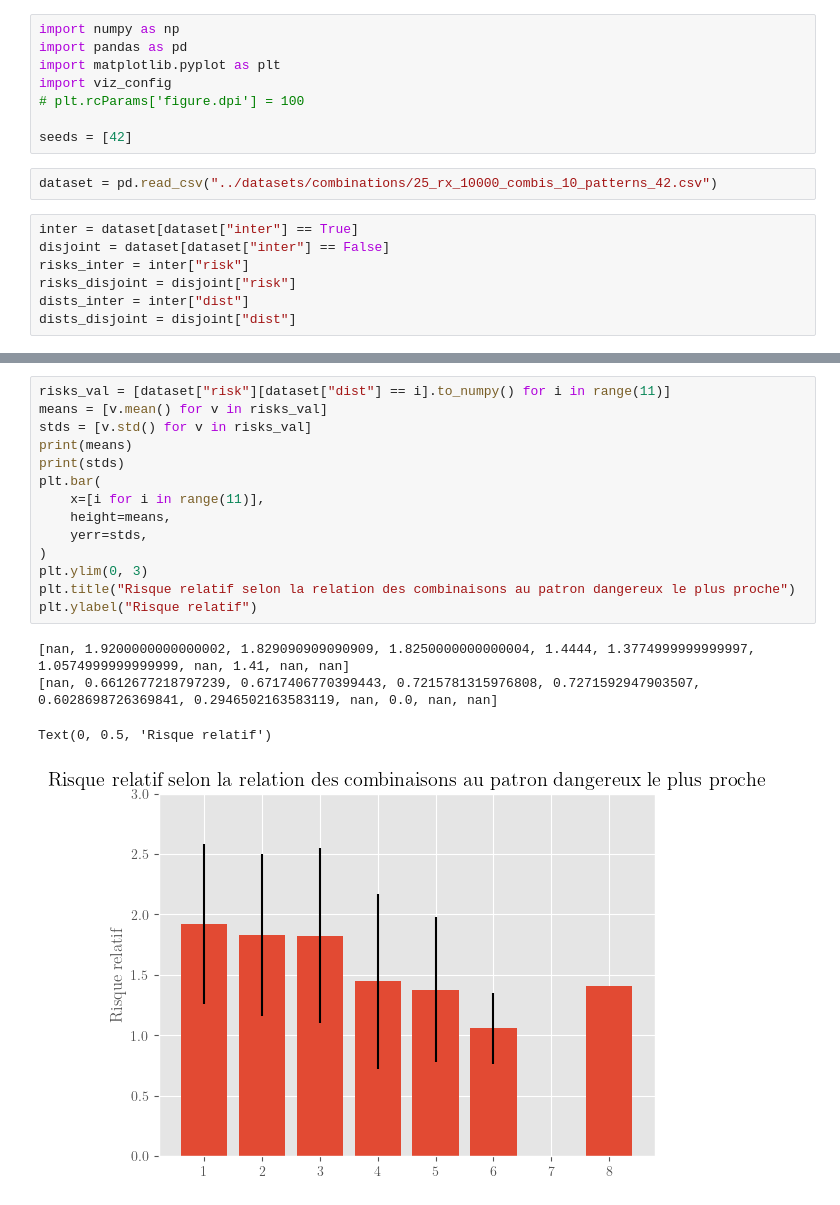
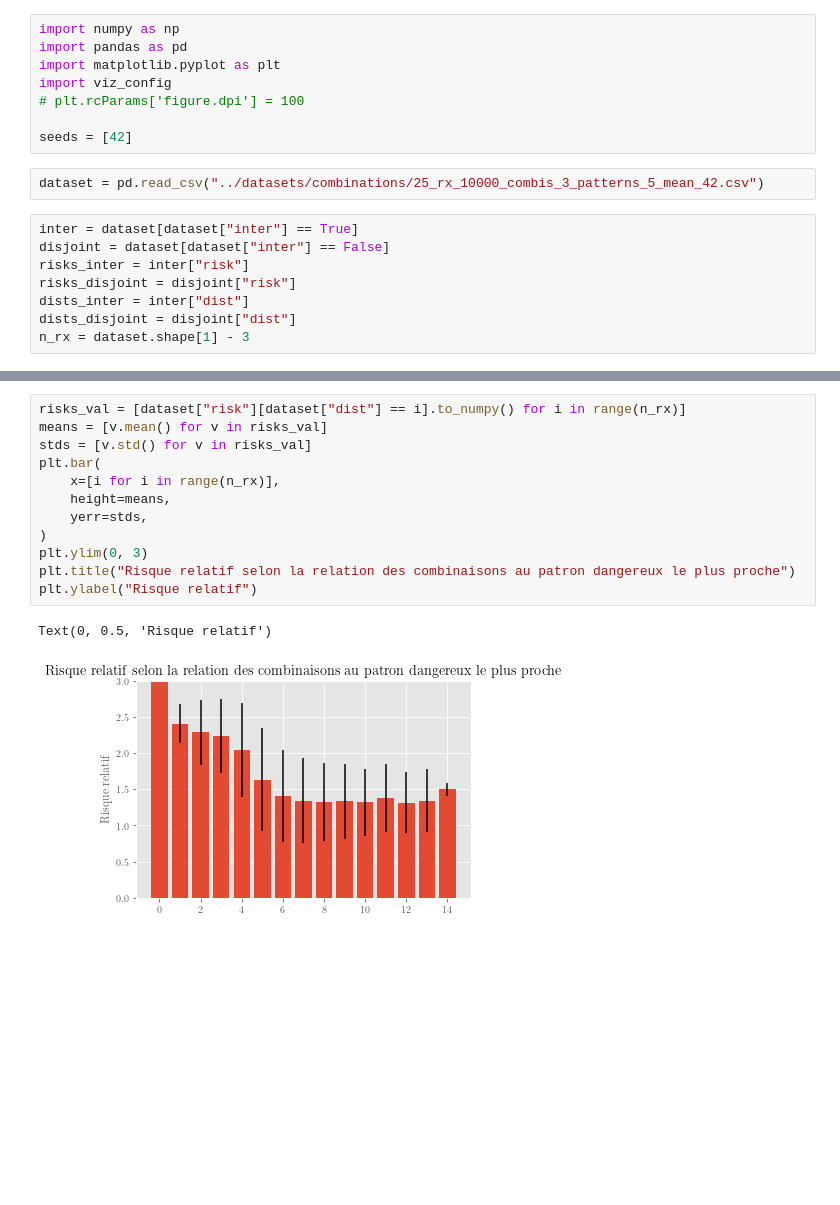
Before and after one commit to Quoding/sim-combi-donnees-massives, a Jupyter notebook: analysis/viz.ipynb, the cells around one changed output, grey strips where cells are left out. Saved outputs shown, nothing was run; the diff lists cells and outputs as text; blank space fills up the shorter version.

```diff
--- a/analysis/viz.ipynb
+++ b/analysis/viz.ipynb
@@ -7,7 +7,7 @@ import viz_config
 
 seeds = [42]
 # %%
-dataset = pd.read_csv("../datasets/combinations/25_rx_10000_combis_10_patterns_42.csv")
+dataset = pd.read_csv("../datasets/combinations/25_rx_10000_combis_3_patterns_5_mean_42.csv")
 # %%
 inter = dataset[dataset["inter"] == True]
 disjoint = dataset[dataset["inter"] == False]
@@ -15,6 +15,7 @@ risks_inter = inter["risk"]
 risks_disjoint = disjoint["risk"]
 dists_inter = inter["dist"]
 dists_disjoint = disjoint["dist"]
+n_rx = dataset.shape[1] - 3
 # %%
 plt.bar(
     ["Avec intersection", "Disjointe"],
@@ -51,19 +52,15 @@ plt.show()
 # %%
-risks_val = [dataset["risk"][dataset["dist"] == i].to_numpy() for i in range(11)]
+risks_val = [dataset["risk"][dataset["dist"] == i].to_numpy() for i in range(n_rx)]
 means = [v.mean() for v in risks_val]
 stds = [v.std() for v in risks_val]
-print(means)
-print(stds)
 plt.bar(
-    x=[i for i in range(11)],
+    x=[i for i in range(n_rx)],
     height=means,
     yerr=stds,
 )
 plt.ylim(0, 3)
 plt.title("Risque relatif selon la relation des combinaisons au patron dangereux le plus proche")
 plt.ylabel("Risque relatif")
 # %% [output]
-[nan, 1.9200000000000002, 1.829090909090909, 1.8250000000000004, 1.4444, 1.3774999999999997, 1.0574999999999999, nan, 1.41, nan, nan]
-[nan, 0.6612677218797239, 0.6717406770399443, 0.7215781315976808, 0.7271592947903507, 0.6028698726369841, 0.2946502163583119, nan, 0.0, nan, nan]
+Text(0, 0.5, 'Risque relatif')
-Text(0, 0.5, 'Risque relatif')
-[figure, old version]
+[figure, new version]
```
Also changed, not shown: parts of 3 cells of this notebook, 2 other files.
